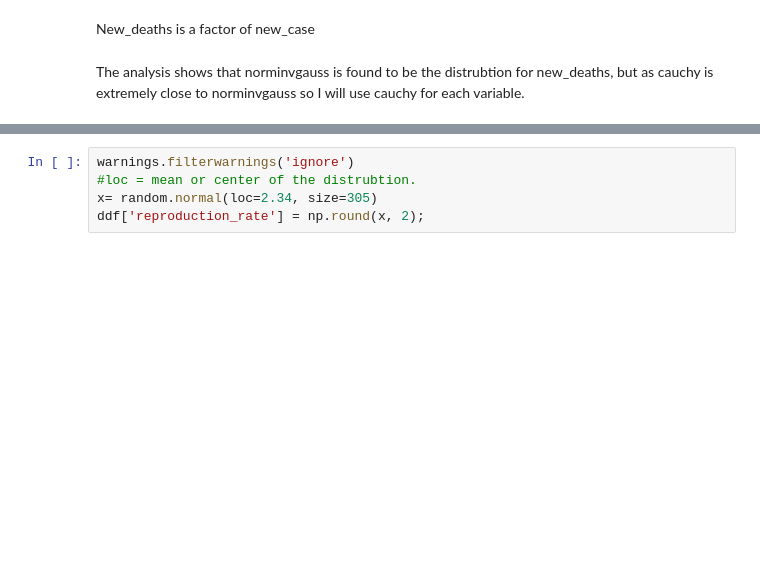
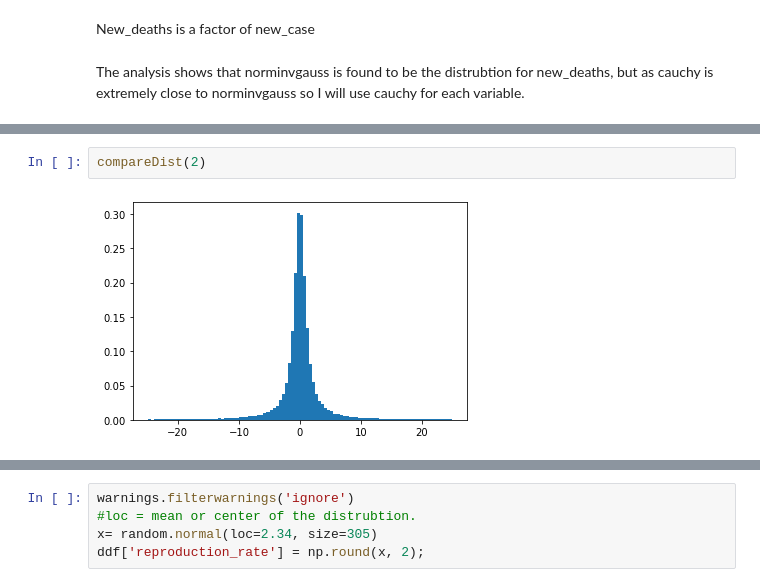
Before and after one commit to G00387859/programming-for-data-analysis-assignment, a Jupyter notebook: Project2020.ipynb, the cells around one changed output, grey strips where cells are left out. Drawn from its saved outputs; the diff is of its cells as text; blank space fills up the shorter version.

```diff
--- a/Project2020.ipynb
+++ b/Project2020.ipynb
@@ -236,0 +422,4 @@ See the caveats in the documentation: https://pandas.pydata.org/pandas-docs/stab
+# %%
+compareDist(2)
+# %% [output]
+[figure, added]
```
Also changed, not shown: parts of 53 cells of this notebook.
